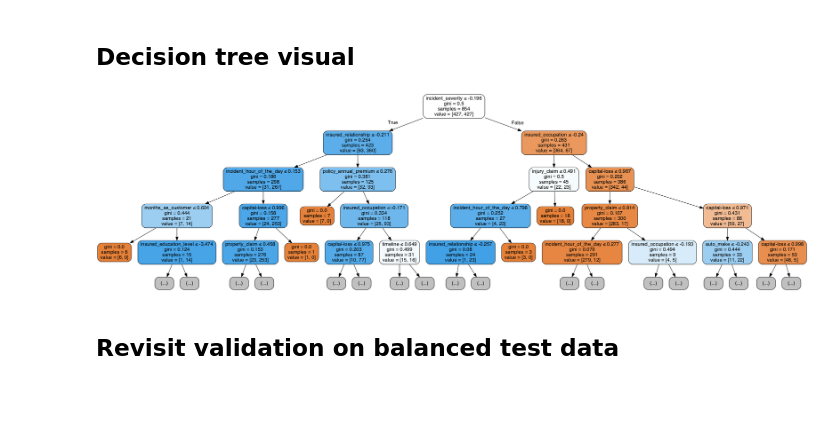
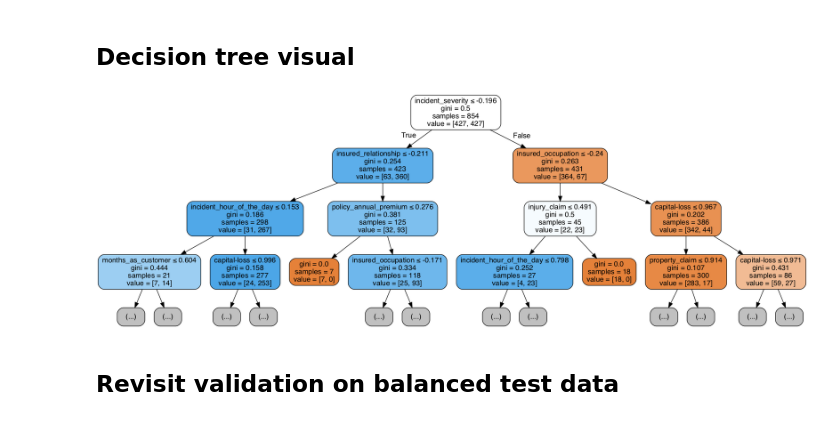
Before and after one commit to ArielJosephCohen/capstone, a Jupyter notebook: Notebook.ipynb, the cells around one changed output. Saved outputs shown, nothing was run; the diff lists cells and outputs as text; code cells hidden in the pictures.

```diff
--- a/Notebook.ipynb
+++ b/Notebook.ipynb
@@ -916,6 +916,6 @@ inc_month_dict = {5:1-0.319,10:1-0.308,2:1-0.3,7:1-0.297,4:1-0.289,11:1-0.271,6:
                   1:1-0.205,9:1-0.203,8:1-0.172,12:1-0.147}
 # %%
 # map the dictionary to encode data
-df_cat.incident_month=df.incident_month.map(lambda x: inc_month_dict[x])
+df_cat.policy_bind_month=df.policy_bind_month.map(lambda x: policy_month_dict[x])
 # %%
 # find mean percent of reports where fraud occured by incident year
@@ -942,13 +942,13 @@ df[['incident_year','fraud_reported']].groupby(['incident_year'],
 # %%
 # create dictionary based on above results
 # subtract from one to encode frequency of non-fraud
-inc_year_dict={2012:1-0.389,1998:1-0.333,2003:1-0.324,1994:1-0.317,2008:1-0.303,2002:1-0.3,1999:1-0.275,
+policy_year_dict={2012:1-0.389,1998:1-0.333,2003:1-0.324,1994:1-0.317,2008:1-0.303,2002:1-0.3,1999:1-0.275,
                1997:1-0.273,1995:1-0.256,1996:1-0.256,2014:1-0.256,2004:1-0.25,1993:1-0.242,1991:1-0.236,2013:1-0.229,
                2007:1-0.225,2001:1-0.22,2006:1-0.22,
               2011:1-0.219,1990:1-0.208,1992:1-0.208,2009:1-0.186,2010:1-0.184,2005:1-0.175,2000:1-0.129,2015:1-0}
 # %%
 # map the dictionary to encode data
-df_cat.incident_year=df.incident_year.map(lambda x: inc_year_dict[x])
+df_cat.policy_bind_year=df.policy_bind_year.map(lambda x: policy_year_dict[x])
 # %%
 #csl_df = pd.get_dummies(df_cat.policy_csl,drop_firshobby_dicte)
 #csl_df.head(1)
@@ -994,7 +994,7 @@ df_cat.incident_year=df.incident_year.map(lambda x: inc_year_dict[x])
 #df_cat.drop(['policy_state','policy_csl','insured_sex','insured_education_level','insured_occupation','insured_hobbies','insured_relationship','incident_type','collision_type','incident_severity','authorities_contacted','incident_state','incident_city','property_damage','police_report_available','auto_make','auto_model'],axis=1,inplace=True)
 # %%
 ## having changed the format by adding new columns, I no longer need these features
-df_cat.drop(['policy_bind_year','policy_bind_month'],axis=1,inplace=True)
+df_cat.drop(['incident_month','incident_year'],axis=1,inplace=True)
 # %%
 # print a look at the new data frame for categorical data
 print(df_cat.shape)
@@ -2230,18 +2227,20 @@ id2.head()
 # %% [markdown]
 ## Decision tree visual
 # %%
+# this block of code creates a visual of a decision tree
+
 from sklearn.externals.six import StringIO
 from IPython.display import Image
 from sklearn.tree import export_graphviz
 import pydotplus
 dot_data = StringIO()
 export_graphviz(decision_tree, out_file=dot_data,
                 filled=True, rounded=True,
-                special_characters=True,max_depth=4,feature_names=X_train.columns)
+                special_characters=True,max_depth=3,feature_names=X_train.columns)
 graph = pydotplus.graph_from_dot_data(dot_data.getvalue())
 Image(graph.create_png())
 # %% [output]
-[figure, old version]
+[figure, new version]
 # %% [markdown]
 ## Revisit validation on balanced test data
 # %%
```
Also changed, not shown: parts of 15 cells of this notebook, 2 other files.
